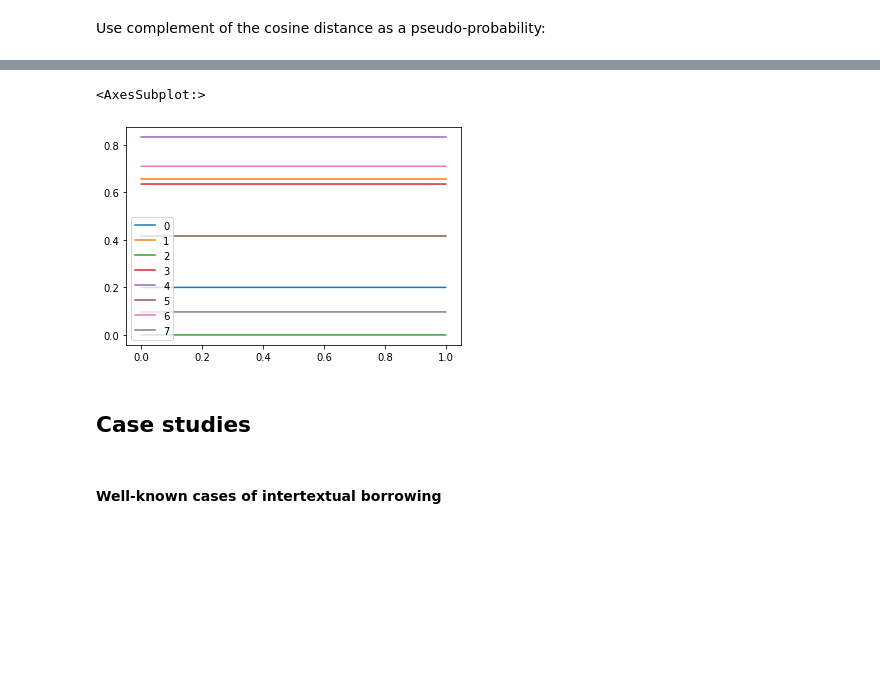
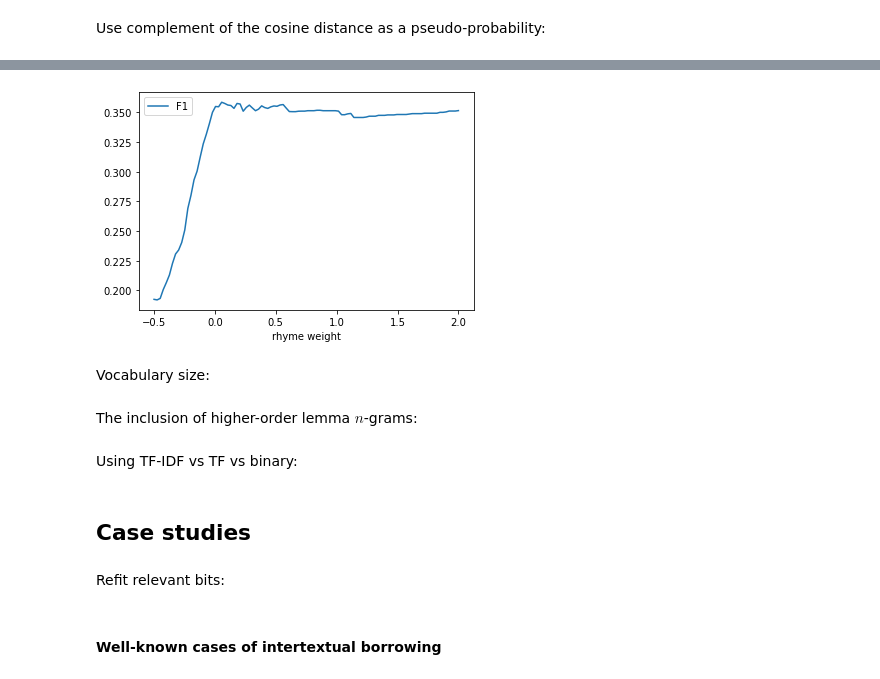
Before and after one commit to mikekestemont/zwerfverzen, a Jupyter notebook: notebooks/intertext.ipynb, the cells around one changed output, grey strips where cells are left out. Saved outputs shown, nothing was run; the diff lists cells and outputs as text; code cells hidden in the pictures; blank space fills up the shorter version.

```diff
--- a/notebooks/intertext.ipynb
+++ b/notebooks/intertext.ipynb
@@ -278,4 +261,4 @@ def precision_recall(df, meta, rhyme_weight=.25):
 
     return relevances, distances
 # %%
-relevances, distances = precision_recall(df, meta)
+relevances, distances = precision_recall(df, meta, rhyme_weight=0)
@@ -430,9 +294,0 @@ def average_precision(df, meta, rhyme_weight=.25, length_threshold=2):
-# %%
-scores = []
-
-thresholds = np.linspace(0, 1, 10)
-
-for th in thresholds:
-    scores.append(average_precision(df, meta, rhyme_weight=th))
-
-scores
@@ -458,0 +299,18 @@ scores = pd.DataFrame(np.array(scores), index=thresholds)
+# %%
+from sklearn.metrics import precision_recall_curve
+
+scores = []
+
+# also negative weight for demonstration purposes:
+rhyme_weights = tuple(np.linspace(-.5, 2, 100))
+
+for rhyme_weight in tqdm(rhyme_weights):
+    relevances, distances = precision_recall(df, meta, rhyme_weight=rhyme_weight)
+    distances = 1 - np.array(distances)
+    precision, recall, thresholds = precision_recall_curve(relevances, distances)
+    fscores = (2 * precision * recall) / (precision + recall)
+    ix = fscores.argmax()
+    scores.append((rhyme_weight, thresholds[ix], fscores[ix]))
+
+scores = pd.DataFrame(scores, columns=('rhyme weight', 'theta', 'F1'))
+scores
@@ -459,7 +331,14 @@ scores = pd.DataFrame(np.array(scores), index=thresholds)
 # %%
-scores.plot()
+scores.plot('rhyme weight', 'F1');
 # %% [output]
-<AxesSubplot:>
-[figure, old version]
+[figure, new version]
+# %% [markdown]
+Vocabulary size:
+# %% [markdown]
+The inclusion of higher-order lemma $n$-grams:
+# %% [markdown]
+Using TF-IDF vs TF vs binary:
 # %% [markdown]
 ## Case studies
+# %% [markdown]
+Refit relevant bits:
```
Also changed, not shown: parts of 26 cells of this notebook.
